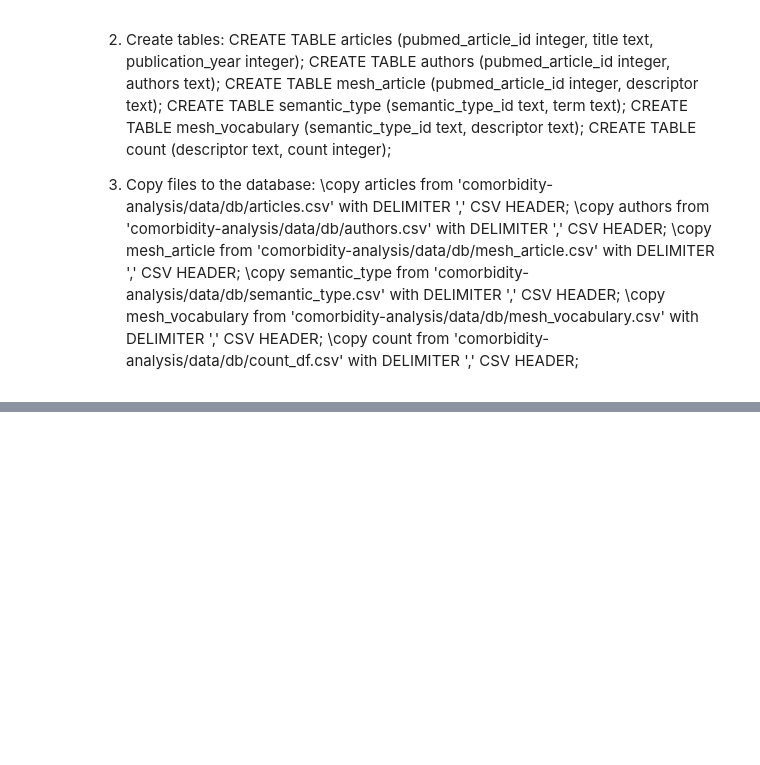
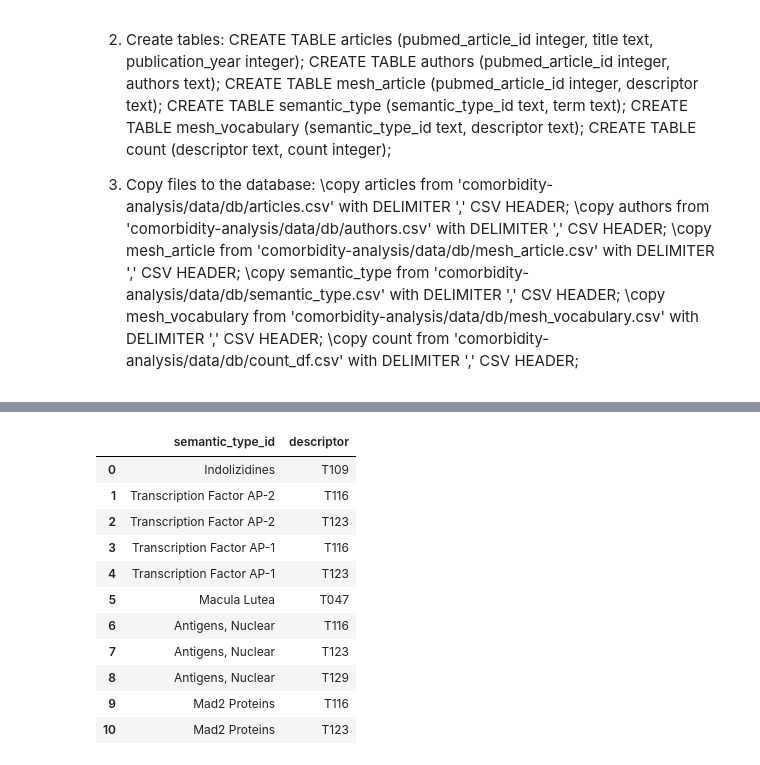
Before and after one commit to HolgerKunz/comorbidity-analysis, a Jupyter notebook: comorbidity-analysis.ipynb, the cells around one changed output, grey strips where cells are left out. Saved outputs shown, nothing was run; the diff lists cells and outputs as text; code cells hidden in the pictures; blank space fills up the shorter version.

```diff
--- a/comorbidity-analysis.ipynb
+++ b/comorbidity-analysis.ipynb
@@ -704,0 +738,15 @@ dshape("""{
+# %%
+db.mesh_vocabulary
+# %% [output]
+|  | semantic_type_id | descriptor |
+| 0 | Indolizidines | T109 |
+| 1 | Transcription Factor AP-2 | T116 |
+| 2 | Transcription Factor AP-2 | T123 |
+| 3 | Transcription Factor AP-1 | T116 |
+| 4 | Transcription Factor AP-1 | T123 |
+| 5 | Macula Lutea | T047 |
+| 6 | Antigens, Nuclear | T116 |
+| 7 | Antigens, Nuclear | T123 |
+| 8 | Antigens, Nuclear | T129 |
+| 9 | Mad2 Proteins | T116 |
+| 10 | Mad2 Proteins | T123 |
```
Also changed, not shown: parts of 11 cells of this notebook, 1 other file.
